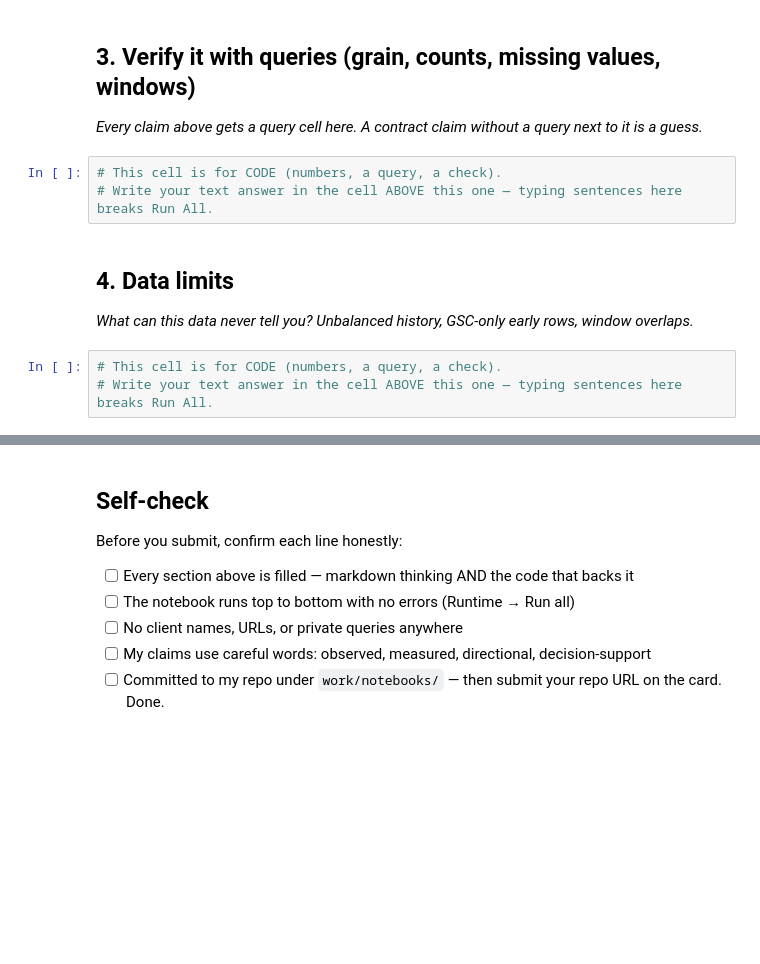
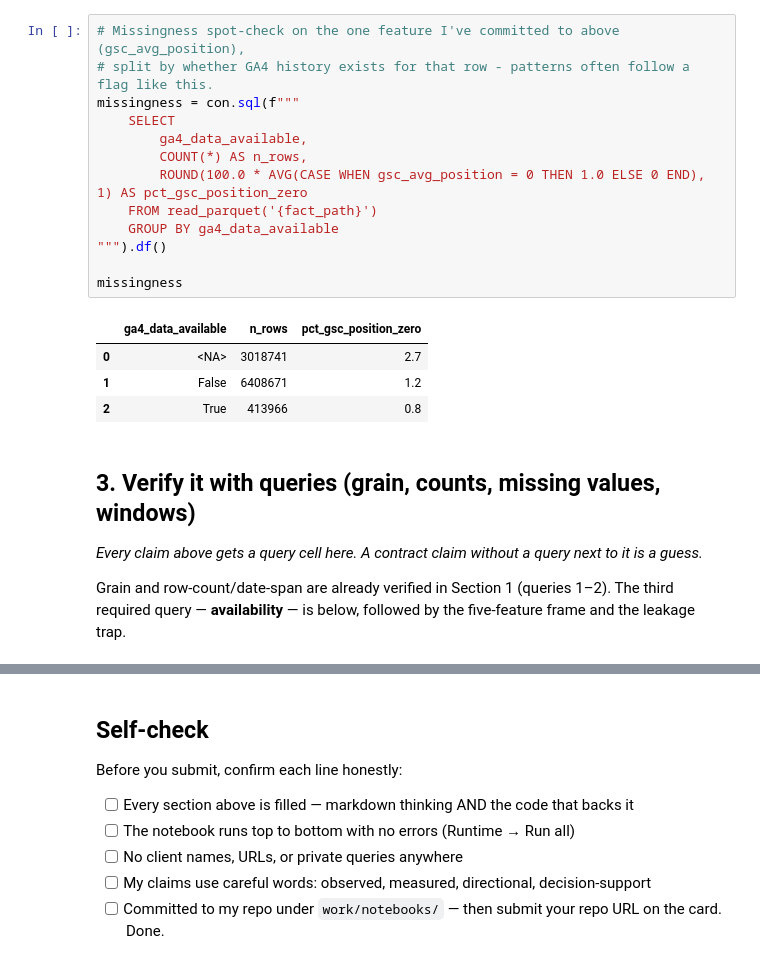
Before and after one commit to saadtalat111/flyrank, a Jupyter notebook: work/notebooks/w03_data_contract.ipynb, the cells around one changed output, grey strips where cells are left out. Saved outputs shown, nothing was run; the diff lists cells and outputs as text; blank space fills up the shorter version.

```diff
--- a/work/notebooks/w03_data_contract.ipynb
+++ b/work/notebooks/w03_data_contract.ipynb
@@ -23,14 +115,24 @@ This skeleton is yours to fill. Work the sections **in order** — each one has
+# %%
+# Missingness spot-check on the one feature I've committed to above (gsc_avg_position),
+# split by whether GA4 history exists for that row - patterns often follow a flag like this.
+missingness = con.sql(f"""
+    SELECT
+        ga4_data_available,
+        COUNT(*) AS n_rows,
+        ROUND(100.0 * AVG(CASE WHEN gsc_avg_position = 0 THEN 1.0 ELSE 0 END), 1) AS pct_gsc_position_zero
+    FROM read_parquet('{fact_path}')
+    GROUP BY ga4_data_available
+""").df()
+
+missingness
+# %% [output]
+|  | ga4_data_available | n_rows | pct_gsc_position_zero |
+| 0 | <NA> | 3018741 | 2.7 |
+| 1 | False | 6408671 | 1.2 |
+| 2 | True | 413966 | 0.8 |
 # %% [markdown]
 ## 3. Verify it with queries (grain, counts, missing values, windows)
 
 *Every claim above gets a query cell here. A contract claim without a query next to it is a guess.*
+
+Grain and row-count/date-span are already verified in Section 1 (queries 1–2). The third required query — **availability** — is below, followed by the five-feature frame and the leakage trap.
-# %%
-# This cell is for CODE (numbers, a query, a check).
-# Write your text answer in the cell ABOVE this one — typing sentences here breaks Run All.
-# %% [markdown]
-## 4. Data limits
-
-*What can this data never tell you? Unbalanced history, GSC-only early rows, window overlaps.*
-# %%
-# This cell is for CODE (numbers, a query, a check).
-# Write your text answer in the cell ABOVE this one — typing sentences here breaks Run All.
```
Also changed, not shown: parts of 21 cells of this notebook.
